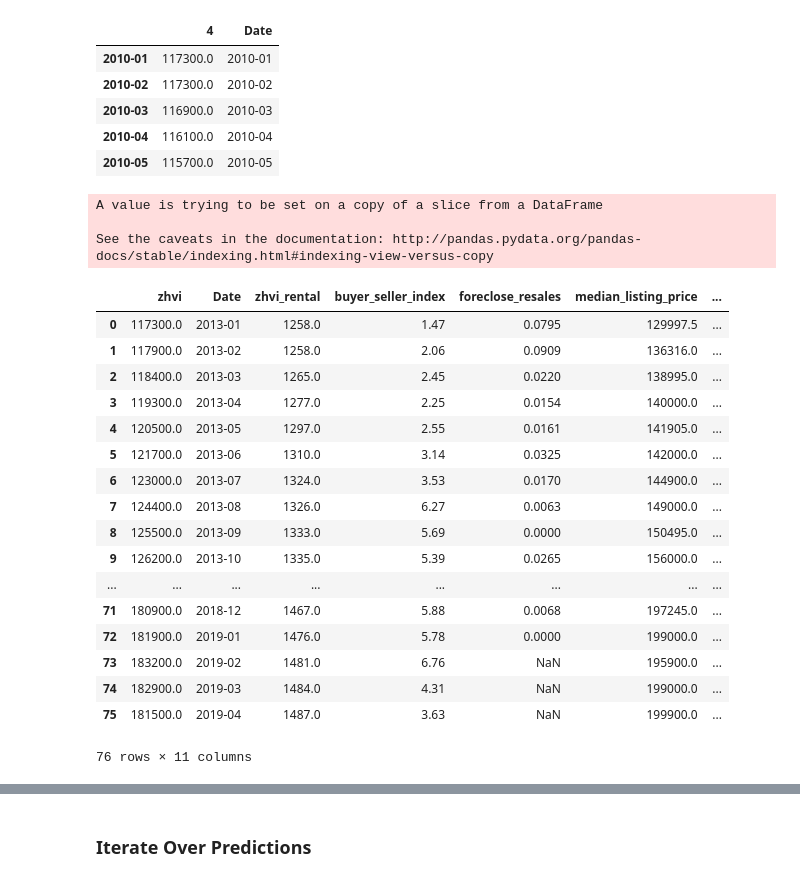
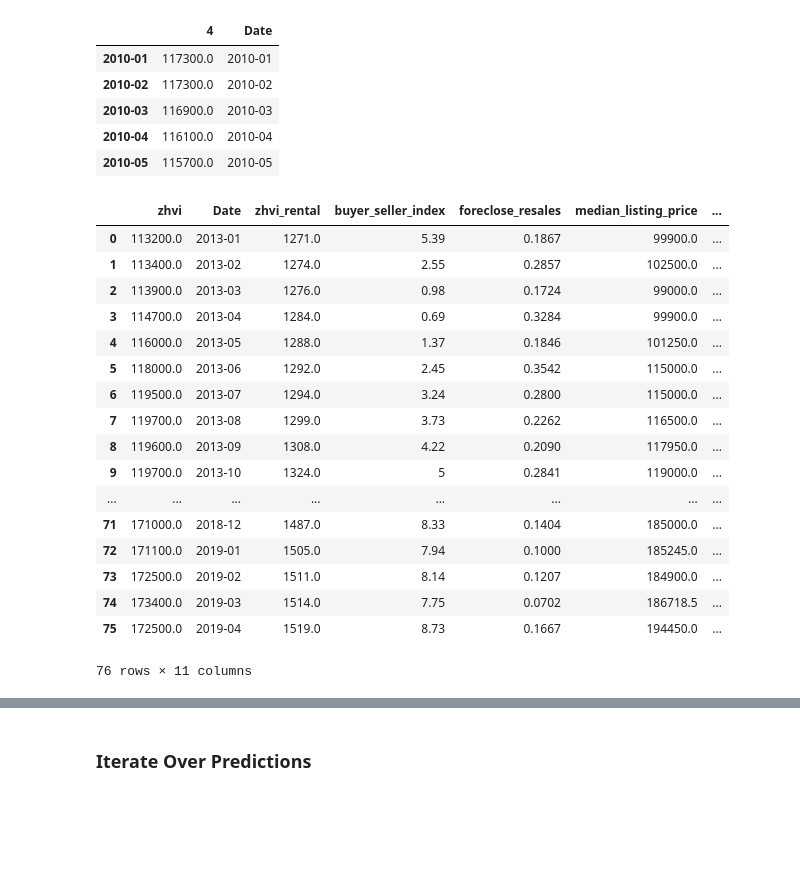
Before and after one commit to jtjones0304/zillow, a Jupyter notebook: Zillow Exploration.ipynb, the cells around one changed output, grey strips where cells are left out. Cells and saved outputs as stored; diff of their text form; code cells hidden in the pictures; blank space fills up the shorter version.

```diff
--- a/Zillow Exploration.ipynb
+++ b/Zillow Exploration.ipynb
@@ -163,27 +185,24 @@ def join_data_available(zip_code, data_sets):
 # %%
-join_data_available(77449, data_sets_dict)
+join_data_available(60629, data_sets_dict)
 # %% [output]
+|  | zhvi | Date | zhvi_rental | buyer_seller_index | foreclose_resales | median_listing_price | ... |
+| 0 | 113200.0 | 2013-01 | 1271.0 | 5.39 | 0.1867 | 99900.0 | ... |
+| 1 | 113400.0 | 2013-02 | 1274.0 | 2.55 | 0.2857 | 102500.0 | ... |
+| 2 | 113900.0 | 2013-03 | 1276.0 | 0.98 | 0.1724 | 99000.0 | ... |
+| 3 | 114700.0 | 2013-04 | 1284.0 | 0.69 | 0.3284 | 99900.0 | ... |
+| 4 | 116000.0 | 2013-05 | 1288.0 | 1.37 | 0.1846 | 101250.0 | ... |
+| 5 | 118000.0 | 2013-06 | 1292.0 | 2.45 | 0.3542 | 115000.0 | ... |
+| 6 | 119500.0 | 2013-07 | 1294.0 | 3.24 | 0.2800 | 115000.0 | ... |
+| 7 | 119700.0 | 2013-08 | 1299.0 | 3.73 | 0.2262 | 116500.0 | ... |
+| 8 | 119600.0 | 2013-09 | 1308.0 | 4.22 | 0.2090 | 117950.0 | ... |
+| 9 | 119700.0 | 2013-10 | 1324.0 | 5 | 0.2841 | 119000.0 | ... |
+| ... | ... | ... | ... | ... | ... | ... | ... |
+| 71 | 171000.0 | 2018-12 | 1487.0 | 8.33 | 0.1404 | 185000.0 | ... |
+| 72 | 171100.0 | 2019-01 | 1505.0 | 7.94 | 0.1000 | 185245.0 | ... |
+| 73 | 172500.0 | 2019-02 | 1511.0 | 8.14 | 0.1207 | 184900.0 | ... |
+| 74 | 173400.0 | 2019-03 | 1514.0 | 7.75 | 0.0702 | 186718.5 | ... |
+| 75 | 172500.0 | 2019-04 | 1519.0 | 8.73 | 0.1667 | 194450.0 | ... |
-A value is trying to be set on a copy of a slice from a DataFrame
-
-See the caveats in the documentation: http://pandas.pydata.org/pandas-docs/stable/indexing.html#indexing-view-versus-copy
+76 rows × 11 columns
-|  | zhvi | Date | zhvi_rental | buyer_seller_index | foreclose_resales | median_listing_price | ... |
-| 0 | 117300.0 | 2013-01 | 1258.0 | 1.47 | 0.0795 | 129997.5 | ... |
-| 1 | 117900.0 | 2013-02 | 1258.0 | 2.06 | 0.0909 | 136316.0 | ... |
-| 2 | 118400.0 | 2013-03 | 1265.0 | 2.45 | 0.0220 | 138995.0 | ... |
-| 3 | 119300.0 | 2013-04 | 1277.0 | 2.25 | 0.0154 | 140000.0 | ... |
-| 4 | 120500.0 | 2013-05 | 1297.0 | 2.55 | 0.0161 | 141905.0 | ... |
-| 5 | 121700.0 | 2013-06 | 1310.0 | 3.14 | 0.0325 | 142000.0 | ... |
-| 6 | 123000.0 | 2013-07 | 1324.0 | 3.53 | 0.0170 | 144900.0 | ... |
-| 7 | 124400.0 | 2013-08 | 1326.0 | 6.27 | 0.0063 | 149000.0 | ... |
-| 8 | 125500.0 | 2013-09 | 1333.0 | 5.69 | 0.0000 | 150495.0 | ... |
-| 9 | 126200.0 | 2013-10 | 1335.0 | 5.39 | 0.0265 | 156000.0 | ... |
-| ... | ... | ... | ... | ... | ... | ... | ... |
-| 71 | 180900.0 | 2018-12 | 1467.0 | 5.88 | 0.0068 | 197245.0 | ... |
-| 72 | 181900.0 | 2019-01 | 1476.0 | 5.78 | 0.0000 | 199000.0 | ... |
-| 73 | 183200.0 | 2019-02 | 1481.0 | 6.76 | NaN | 195900.0 | ... |
-| 74 | 182900.0 | 2019-03 | 1484.0 | 4.31 | NaN | 199000.0 | ... |
-| 75 | 181500.0 | 2019-04 | 1487.0 | 3.63 | NaN | 199900.0 | ... |
-76 rows × 11 columns
 # %%
 # code that takes in a zip_code and loads all available data, then performs train/test split and model fitting with a
 # random forest classifier
```
Also changed, not shown: parts of 11 cells of this notebook, 3 other files.
